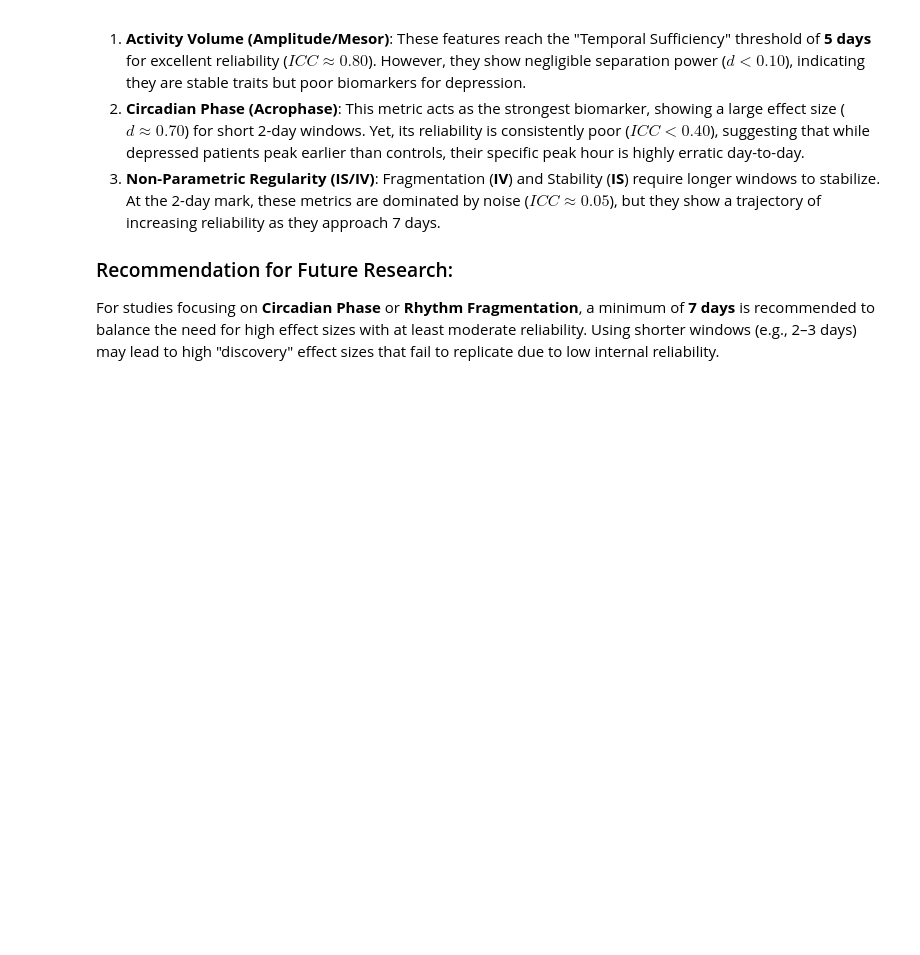
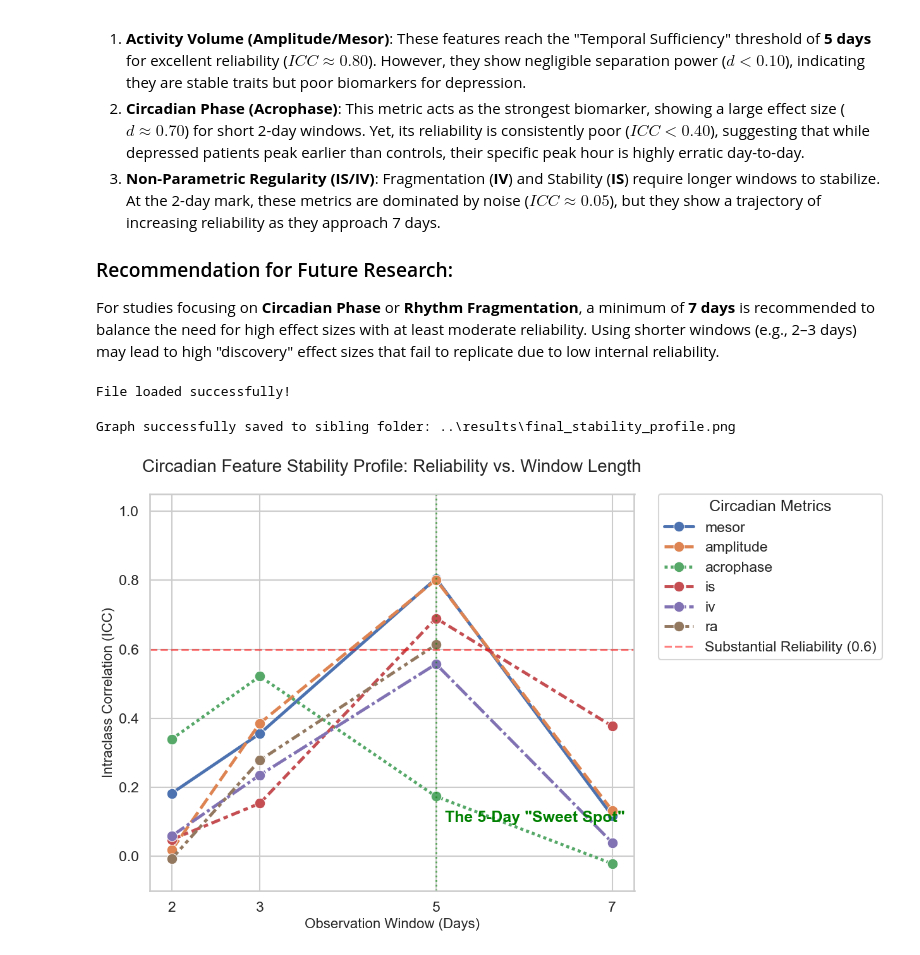
Before and after one commit to Adan-Assi/actigraphy-temporal-sufficiency, a Jupyter notebook: notebooks/temporal_sufficiency_analysis.ipynb, the cells around one changed output. Cells and saved outputs as stored; diff of their text form; code cells hidden in the pictures; blank space fills up the shorter version.

```diff
--- a/notebooks/temporal_sufficiency_analysis.ipynb
+++ b/notebooks/temporal_sufficiency_analysis.ipynb
@@ -385,3 +385,78 @@ This study evaluated the impact of recording duration on the reliability and dis
 
 ### Recommendation for Future Research:
 For studies focusing on **Circadian Phase** or **Rhythm Fragmentation**, a minimum of **7 days** is recommended to balance the need for high effect sizes with at least moderate reliability. Using shorter windows (e.g., 2–3 days) may lead to high "discovery" effect sizes that fail to replicate due to low internal reliability.
+# %%
+import os
+import pandas as pd
+
+# This check helps find the file regardless of where the kernel started
+if os.path.exists('results/thesis_feature_comparison.csv'):
+    file_path = 'results/thesis_feature_comparison.csv'
+elif os.path.exists('../results/thesis_feature_comparison.csv'):
+    file_path = '../results/thesis_feature_comparison.csv'
+else:
+    # If all else fails, this tells you exactly where the code thinks it is
+    raise FileNotFoundError(f"Cannot find CSV. Current Dir: {os.getcwd()}")
+
+df_results = pd.read_csv(file_path)
+df_results.columns = df_results.columns.str.strip() # Clean column names
+print("File loaded successfully!")
+# %% [output]
+File loaded successfully!
+# %%
+import seaborn as sns
+import matplotlib.pyplot as plt
+
+# 1. Setup the visual style
+sns.set_theme(style="whitegrid", context="talk")
+plt.figure(figsize=(13, 8))
+
+# 2. Filter for clean visualization (removing negative or extreme noise)
+plot_df = df_results[df_results['reliability_icc'] >= -0.1].copy()
+
+# 3. Create the Line Plot
+# We use 'hue' for features and 'style' to distinguish Parametric vs Non-Parametric
+ax = sns.lineplot(
+    data=plot_df,
+    x='days',
+    y='reliability_icc',
+    hue='feature',
+    style='feature',
+    marker='o',
+    linewidth=3.5,
+    markersize=12
+)
+
+# 4. Add the "Sufficiency Thresholds"
+# 0.6 is generally considered 'Substantial' reliability in clinical metrics
+plt.axhline(y=0.6, color='red', linestyle='--', alpha=0.5, label='Substantial Reliability (0.6)')
+plt.axvline(x=5, color='green', linestyle=':', linewidth=2, alpha=0.6)
+plt.text(5.1, 0.1, 'The 5-Day "Sweet Spot"', color='green', fontweight='bold', rotation=0)
+
+# 5. Final Formatting for your Thesis
+plt.title("Circadian Feature Stability Profile: Reliability vs. Window Length", fontsize=20, pad=25)
+plt.ylabel("Intraclass Correlation (ICC)", fontsize=16)
+plt.xlabel("Observation Window (Days)", fontsize=16)
+plt.ylim(-0.1, 1.05)
+plt.xticks([2, 3, 5, 7])
+
+# Move legend outside so it doesn't cover the lines
+plt.legend(title="Circadian Metrics", bbox_to_anchor=(1.05, 1), loc='upper left', borderaxespad=0)
+
+plt.tight_layout()
+
+# 6. Save the final "Smoking Gun" image to the sibling 'results' folder
+output_fig_path = os.path.join('..', 'results', 'final_stability_profile.png')
+
+try:
+    plt.savefig(output_fig_path, dpi=300, bbox_inches='tight')
+    print(f"Graph successfully saved to sibling folder: {output_fig_path}")
+except Exception as e:
+    print(f"Error saving: {e}")
+    # Fallback to current folder so you don't lose the work
+    plt.savefig('final_stability_profile.png', dpi=300)
+
+plt.show()
+# %% [output]
+Graph successfully saved to sibling folder: ..\results\final_stability_profile.png
+[figure, added]
```
Also changed, not shown: 5 other files.
